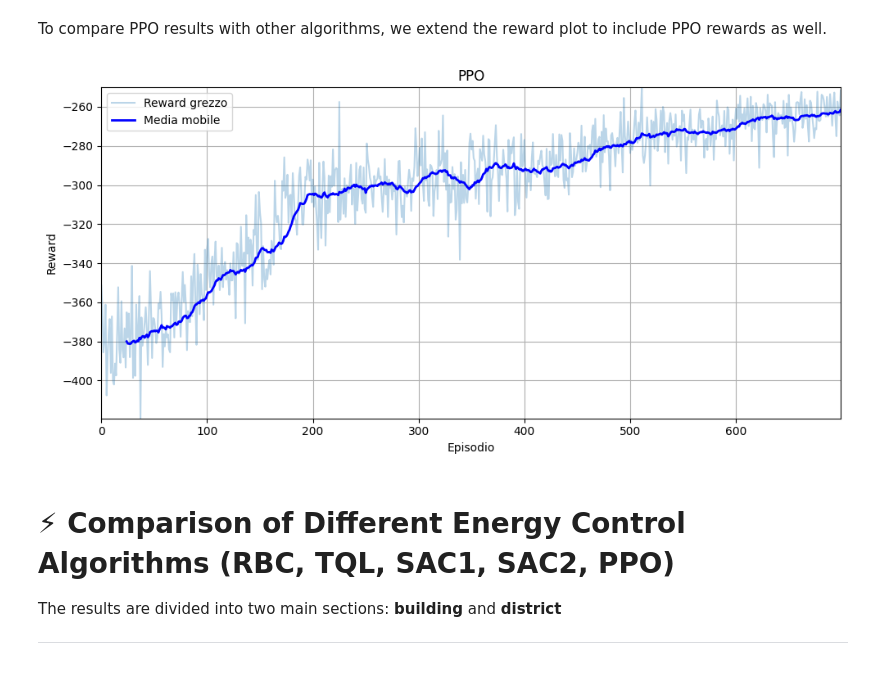
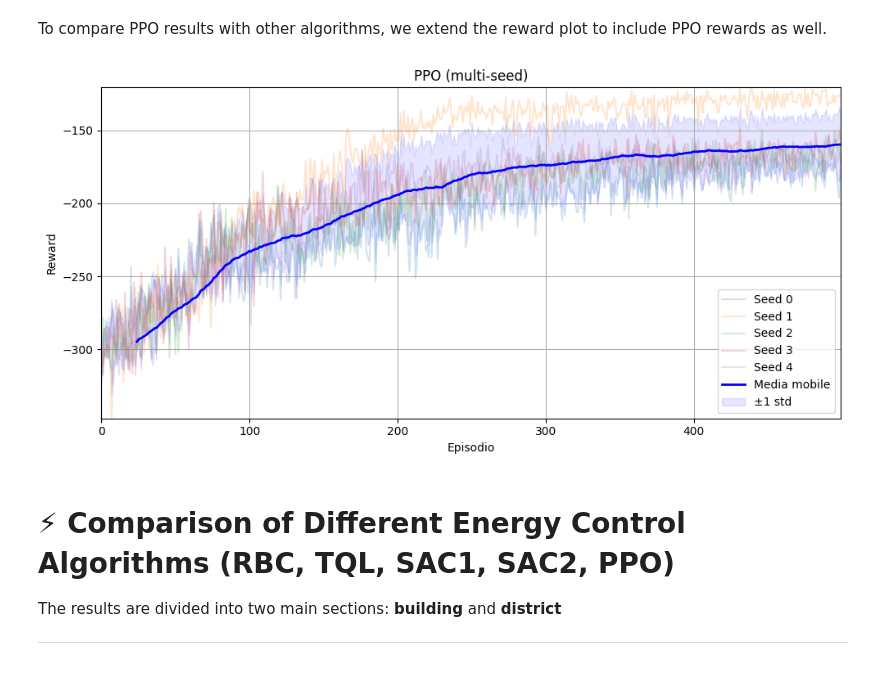
Before and after one commit to Isla-lab/CityLearnRL-Bioinformatica, a Jupyter notebook: notebooks/PPO_TD3_tutorial.ipynb, the cells around one changed output. Saved outputs shown, nothing was run; the diff lists cells and outputs as text; code cells hidden in the pictures.

Commit message:
MultiSeed SAC/PPO implementation

```diff
--- a/notebooks/PPO_TD3_tutorial.ipynb
+++ b/notebooks/PPO_TD3_tutorial.ipynb
@@ -1532,7 +1532,7 @@ import os
 seeds = [0, 1, 2, 3, 4]
 fraction = 0.25
 # sac_episodes = int(tql_episodes * fraction)
-sac_episodes = 50
+sac_episodes = 15
 
 print(f'Numero di episodi per addestrare SAC: {sac_episodes}')
 
@@ -1663,9 +1663,9 @@ The main steps are:
 # %%
 from stable_baselines3 import PPO            #Imports PPO algorithm from SB3
 
-ppo_env = CityLearnEnv(schema)               #Creates CityLearn env with same schema
-ppo_env = NormalizedObservationWrapper(ppo_env)        #Normalization of observations, as is done with SAC
-ppo_env = StableBaselines3Wrapper(ppo_env)             #Wrapper SB3 for compatibility
+# ppo_env = CityLearnEnv(schema)               #Creates CityLearn env with same schema
+# ppo_env = NormalizedObservationWrapper(ppo_env)        #Normalization of observations, as is done with SAC
+# ppo_env = StableBaselines3Wrapper(ppo_env)             #Wrapper SB3 for compatibility
 # %% [markdown]
 ## 🧪 Definition and Training of the PPO Model
 # %% [markdown]
@@ -1805,35 +1849,40 @@ while not ppo_env.done:
 # %% [markdown]
 To compare PPO results with other algorithms, we extend the reward plot to include PPO rewards as well.
 # %%
-# -------------------- PLOT REWARDS INCLUDING PPO (SMOOTHED) --------------------
+# 📈 PPO Multi-seed Plot
+import matplotlib.pyplot as plt
 
-import pandas as pd
+df_ppo_all = pd.concat(all_ppo_rewards, axis=1)
+df_ppo_all.columns = [f'Seed {s}' for s in seeds]
 
-# Converti in Serie Pandas
-ppo_rewards = pd.Series(ppo_callback.reward_history[:ppo_episodes])
+ppo_mean = df_ppo_all.mean(axis=1)
+ppo_std = df_ppo_all.std(axis=1)
+ppo_smoothed = ppo_mean.rolling(window=25).mean()
 
-# Applica media mobile con finestra di 50 episodi / edited in 25 episodes
-ppo_smoothed = ppo_rewards.rolling(window=25).mean()
-
-# PlotTi all
 fig, ax = plt.subplots(1, 1, figsize=(10, 5))
 
-# Reward grezzo (trasparente)
-ax.plot(ppo_rewards, alpha=0.3, label='Reward grezzo')
+for i, seed in enumerate(seeds):
+    ax.plot(df_ppo_all.iloc[:, i], alpha=0.2, label=f'Seed {seed}')
 
-# Reward smoothed (linea visibile)
 ax.plot(ppo_smoothed, color='blue', linewidth=2, label='Media mobile')
+ax.fill_between(
+    ppo_mean.index,
+    ppo_mean - ppo_std,
+    ppo_mean + ppo_std,
+    color='blue',
+    alpha=0.1,
+    label='±1 std'
+)
 
-# Etichette e layout
-ax.set_title('PPO')
+ax.set_title('PPO (multi-seed)')
 ax.set_xlabel('Episodio')
 ax.set_ylabel('Reward')
 ax.legend()
 ax.grid(True)
 plt.tight_layout()
 plt.show()
 # %% [output]
-[figure, old version]
+[figure, new version]
 # %% [markdown]
 # ⚡ Comparison of Different Energy Control Algorithms (RBC, TQL, SAC1, SAC2, PPO)
 
```
Also changed, not shown: parts of 14 cells of this notebook, 15 other files.
